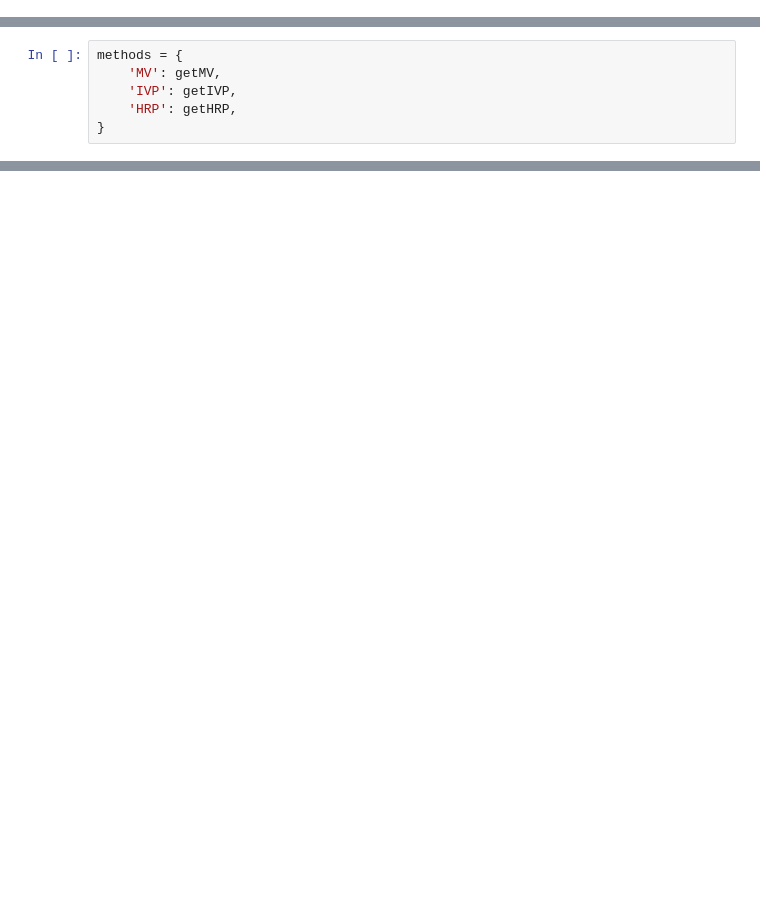
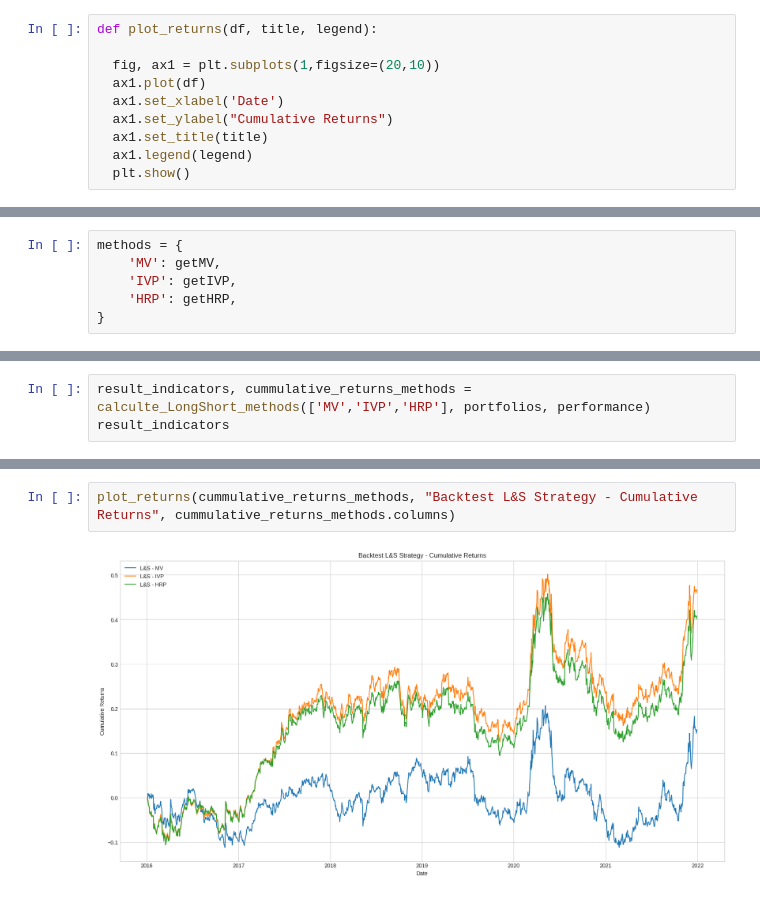
Before and after one commit to ComputerFinance/ESWA, a Jupyter notebook: Portfolio_Optimization.ipynb, the cells around one changed output, grey strips where cells are left out. Drawn from its saved outputs; the diff is of its cells as text; blank space fills up the shorter version.

Commit message:
Refactoring code and add LS Strategy

```diff
--- a/Portfolio_Optimization.ipynb
+++ b/Portfolio_Optimization.ipynb
@@ -344,0 +412,10 @@ Cummulative Returns of the S&P500 was 114.61%
+# %%
+def plot_returns(df, title, legend):
+
+  fig, ax1 = plt.subplots(1,figsize=(20,10))
+  ax1.plot(df)
+  ax1.set_xlabel('Date')
+  ax1.set_ylabel("Cumulative Returns")
+  ax1.set_title(title)
+  ax1.legend(legend)
+  plt.show()
@@ -430,0 +701,3 @@ out-sample variance: 0.0397
+# %%
+result_indicators, cummulative_returns_methods = calculte_LongShort_methods(['MV','IVP','HRP'], portfolios, performance)
+result_indicators
@@ -430,0 +712,4 @@ out-sample variance: 0.0397
+# %%
+plot_returns(cummulative_returns_methods, "Backtest L&S Strategy - Cumulative Returns", cummulative_returns_methods.columns)
+# %% [output]
+[figure, added]
```
Also changed, not shown: parts of 19 cells of this notebook.
